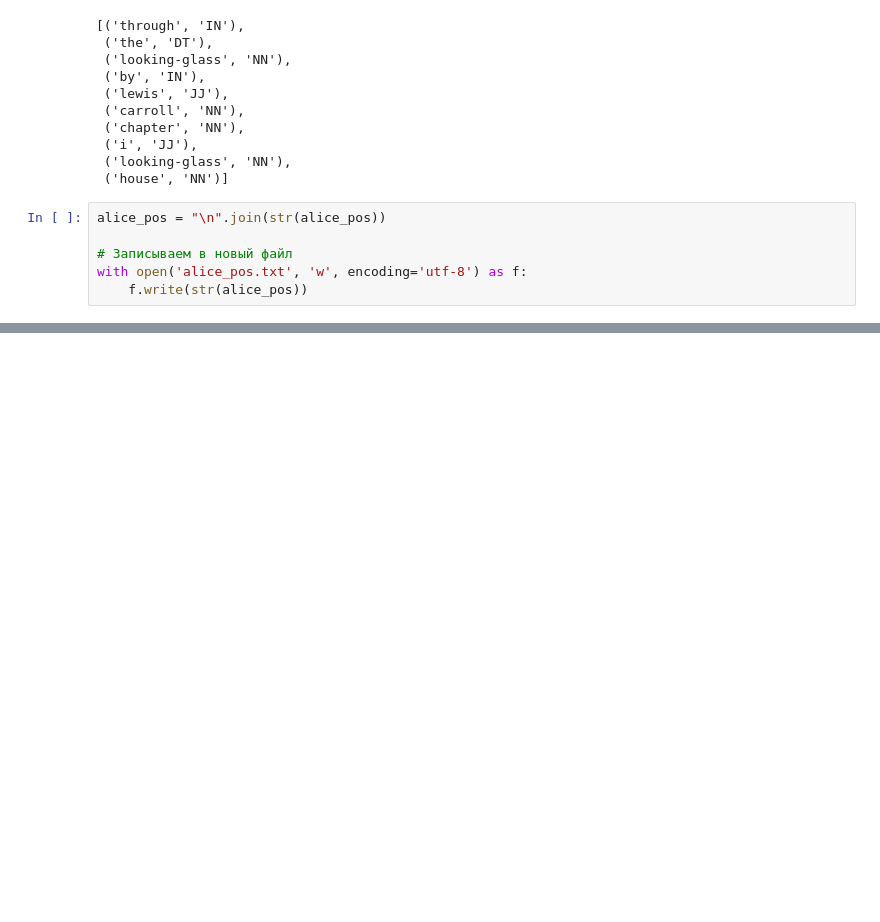
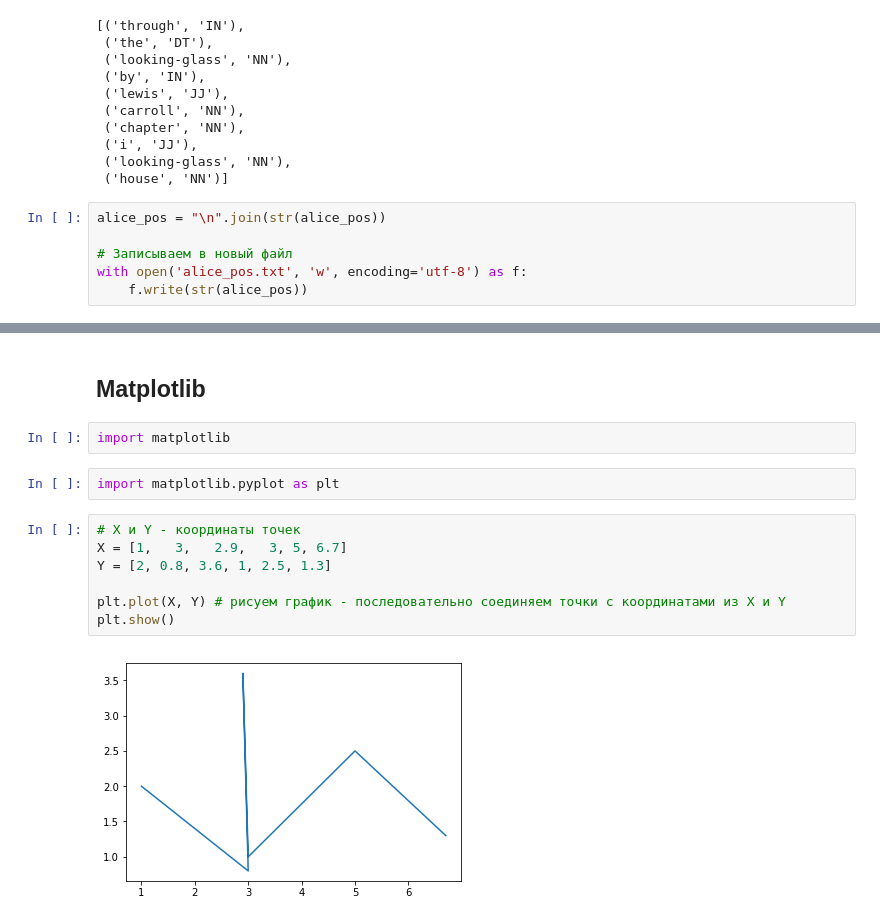
Before and after one commit to yuleopard/homeworks, a Jupyter notebook: Classwork.ipynb, the cells around one changed output, grey strips where cells are left out. Saved outputs shown, nothing was run; the diff lists cells and outputs as text; blank space fills up the shorter version.

```diff
--- a/Classwork.ipynb
+++ b/Classwork.ipynb
@@ -1156,0 +1287,15 @@ wnl.lemmatize(word_tokenize(text_clean))
+# %% [markdown]
+## Matplotlib
+# %%
+import matplotlib
+# %%
+import matplotlib.pyplot as plt
+# %%
+# X и Y - координаты точек
+X = [1,   3,   2.9,   3, 5, 6.7]
+Y = [2, 0.8, 3.6, 1, 2.5, 1.3]
+
+plt.plot(X, Y) # рисуем график - последовательно соединяем точки с координатами из X и Y
+plt.show()
+# %% [output]
+[figure, added]
```
Also changed, not shown: parts of 27 cells of this notebook, 7 other files.
